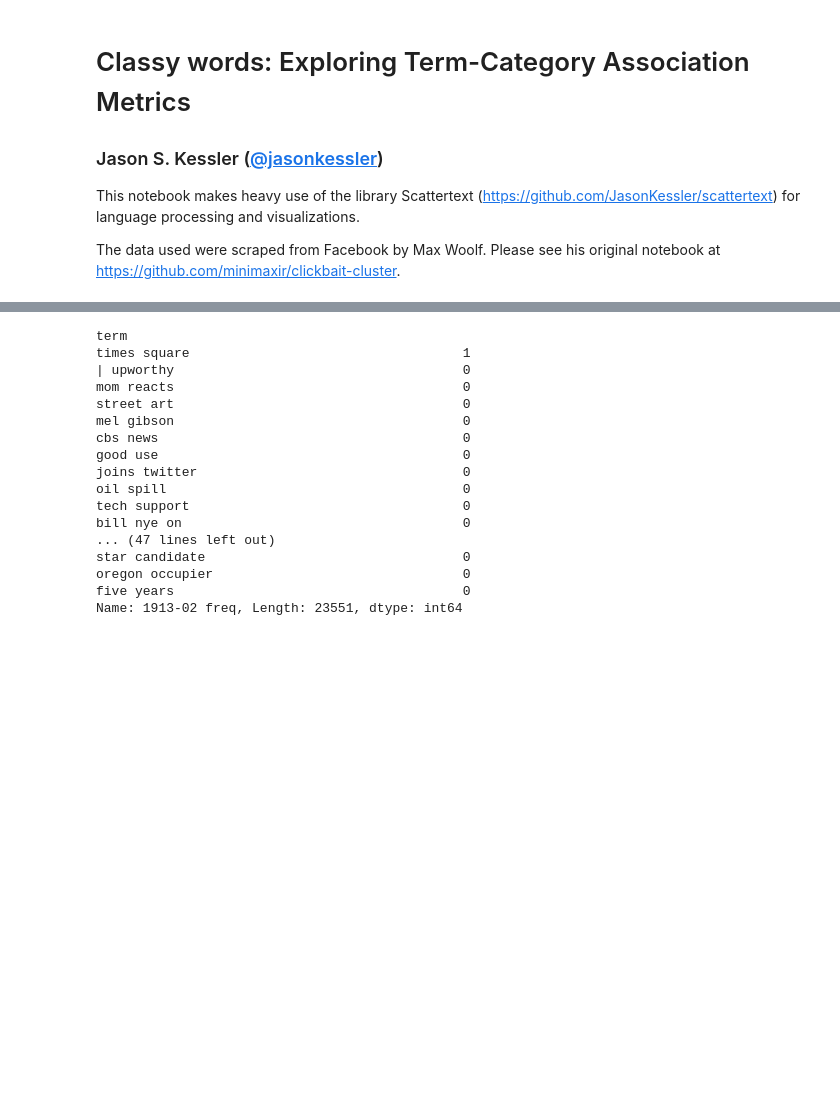
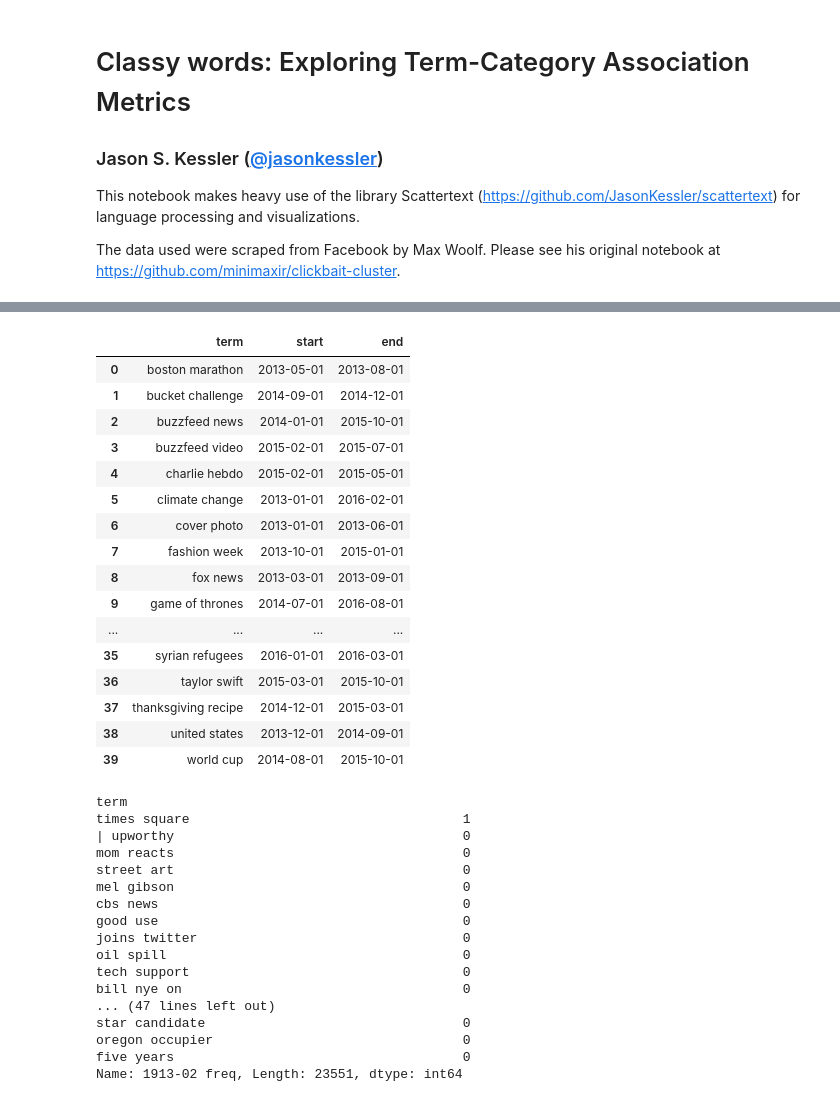
Before and after one commit to JasonKessler/PuPPyTalk, a Jupyter notebook: notebooks/Untitled.ipynb, the cells around one changed output, grey strips where cells are left out. Drawn from its saved outputs; the diff is of its cells as text; code cells hidden in the pictures; blank space fills up the shorter version.

```diff
--- a/notebooks/Untitled.ipynb
+++ b/notebooks/Untitled.ipynb
@@ -179,3 +205,23 @@ GanttChart(year_month_corpus_compact, category_to_datetime, is_gap_between_seque
+# %%
+GanttChart(year_month_corpus_compact, category_to_datetime, is_gap_between_sequences, starting_time_step=chart_start_year).get_task_df()
+# %% [output]
+|  | term | start | end |
+| 0 | boston marathon | 2013-05-01 | 2013-08-01 |
+| 1 | bucket challenge | 2014-09-01 | 2014-12-01 |
+| 2 | buzzfeed news | 2014-01-01 | 2015-10-01 |
+| 3 | buzzfeed video | 2015-02-01 | 2015-07-01 |
+| 4 | charlie hebdo | 2015-02-01 | 2015-05-01 |
+| 5 | climate change | 2013-01-01 | 2016-02-01 |
+| 6 | cover photo | 2013-01-01 | 2013-06-01 |
+| 7 | fashion week | 2013-10-01 | 2015-01-01 |
+| 8 | fox news | 2013-03-01 | 2013-09-01 |
+| 9 | game of thrones | 2014-07-01 | 2016-08-01 |
+| ... | ... | ... | ... |
+| 35 | syrian refugees | 2016-01-01 | 2016-03-01 |
+| 36 | taylor swift | 2015-03-01 | 2015-10-01 |
+| 37 | thanksgiving recipe | 2014-12-01 | 2015-03-01 |
+| 38 | united states | 2013-12-01 | 2014-09-01 |
+| 39 | world cup | 2014-08-01 | 2015-10-01 |
 # %%
 tdf = AbsoluteFrequencyRanker(year_month_corpus_compact).get_ranks()
 # %%
```
Also changed, not shown: parts of 8 cells of this notebook, 2 other files.
